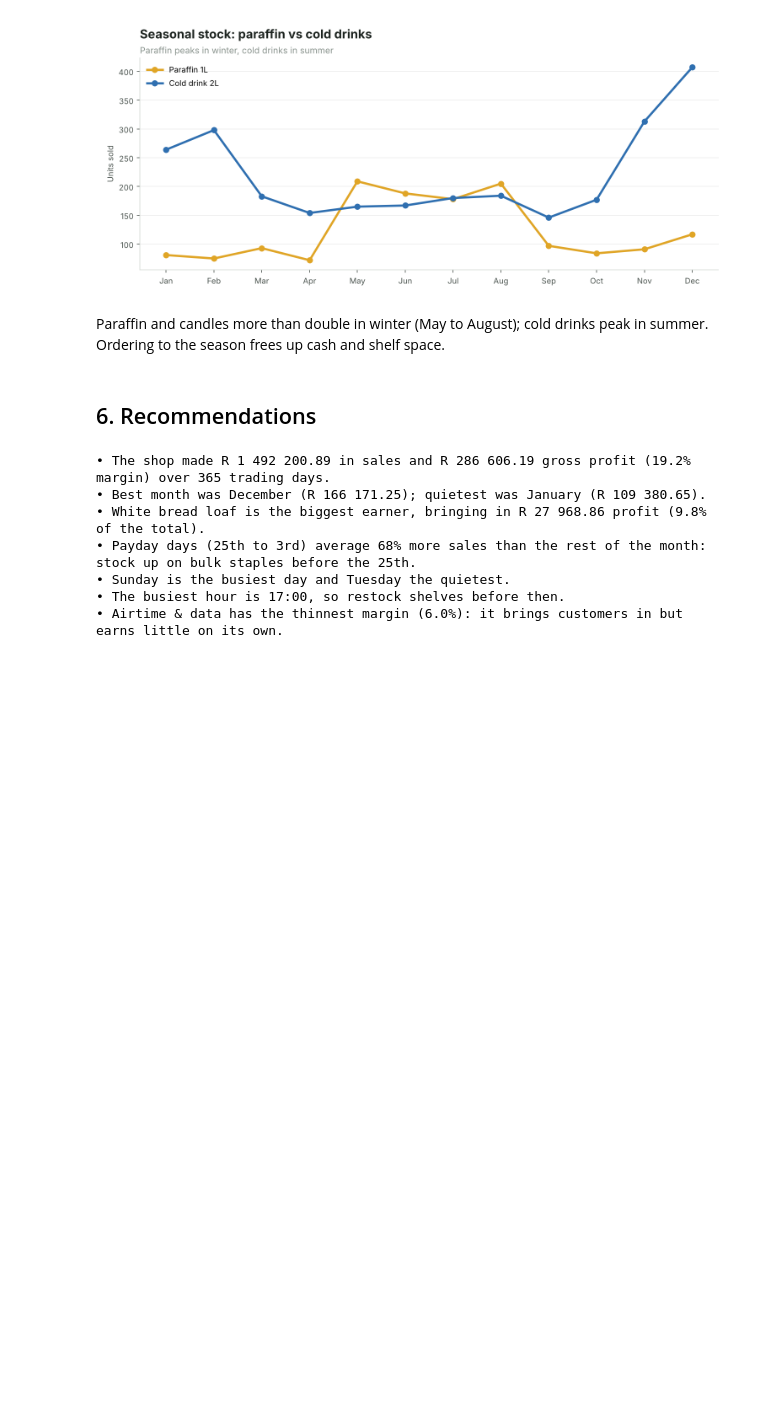
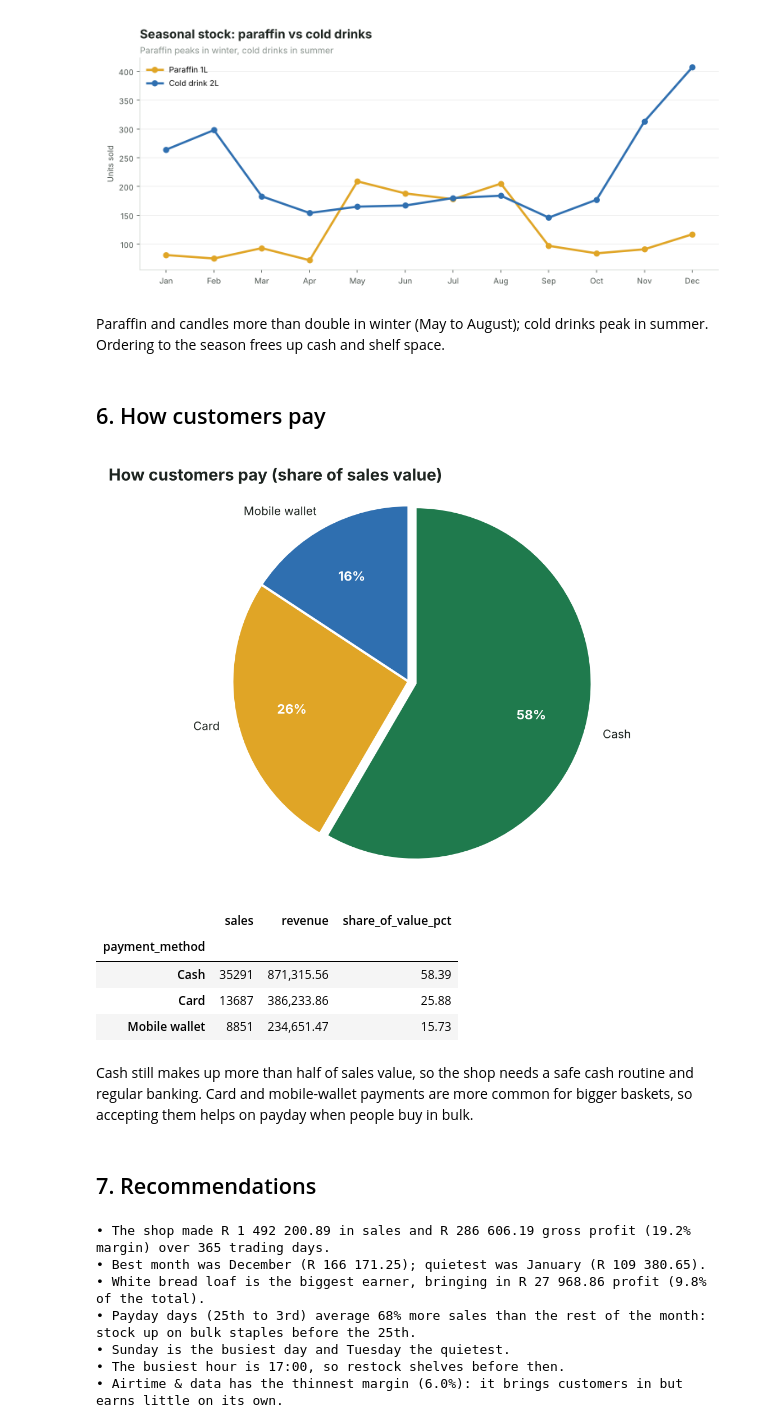
Before and after one commit to Ukhezo/spaza-sales-analyser, a Jupyter notebook: notebooks/sales_analysis.ipynb, the cells around one changed output. Drawn from its saved outputs; the diff is of its cells as text; code cells hidden in the pictures; blank space fills up the shorter version.

Commit message:
Add payment-method pie chart to report, notebook and README
Co-Authored-By: Claude Opus 5.5 <noreply@anthropic.com>
Claude-Session: https://claude.ai/code/session_012AX5hSP3EeSpnf86oxXiuf

```diff
--- a/notebooks/sales_analysis.ipynb
+++ b/notebooks/sales_analysis.ipynb
@@ -132,8 +134,22 @@ display(Image(charts.seasonal_chart(df, CHARTS)))
 [figure]
 # %% [markdown]
 Paraffin and candles more than double in winter (May to August); cold drinks peak in summer. Ordering to the season frees up cash and shelf space.
+# %% [markdown]
+## 6. How customers pay
+# %%
+display(Image(charts.payment_chart(df, CHARTS)))
+analysis.payment_mix(df)
+# %% [output]
+[figure, added]
+|  | sales | revenue | share_of_value_pct |
+| payment_method |  |  |  |
+| Cash | 35291 | 871,315.56 | 58.39 |
+| Card | 13687 | 386,233.86 | 25.88 |
+| Mobile wallet | 8851 | 234,651.47 | 15.73 |
+# %% [markdown]
+Cash still makes up more than half of sales value, so the shop needs a safe cash routine and regular banking. Card and mobile-wallet payments are more common for bigger baskets, so accepting them helps on payday when people buy in bulk.
 # %% [markdown]
-## 6. Recommendations
+## 7. Recommendations
 # %%
 for line in analysis.insights(df):
     print("•", line)
```
Also changed, not shown: parts of 1 cell of this notebook, 6 other files.
